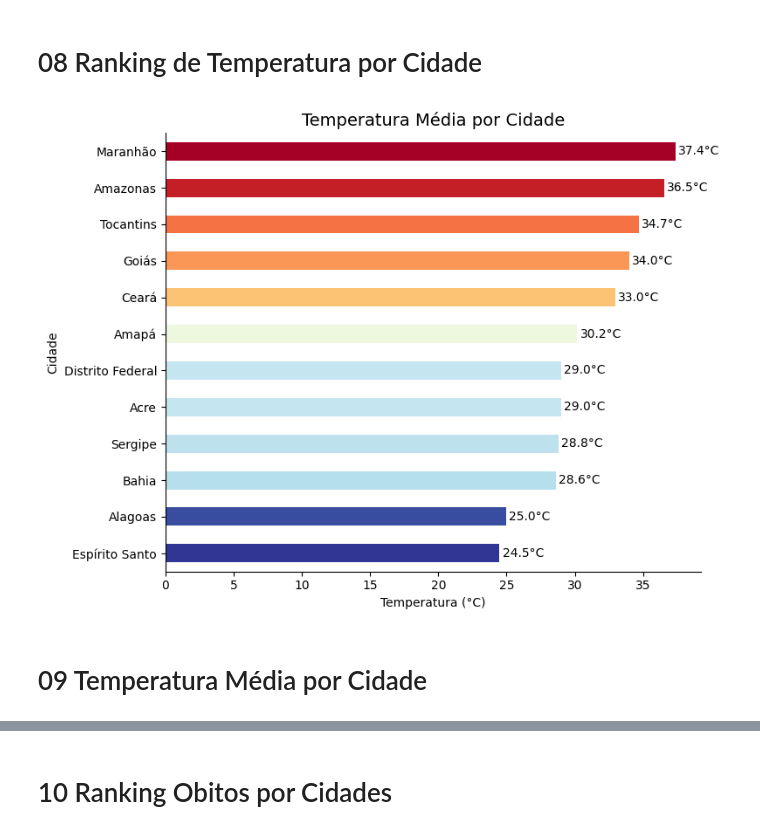
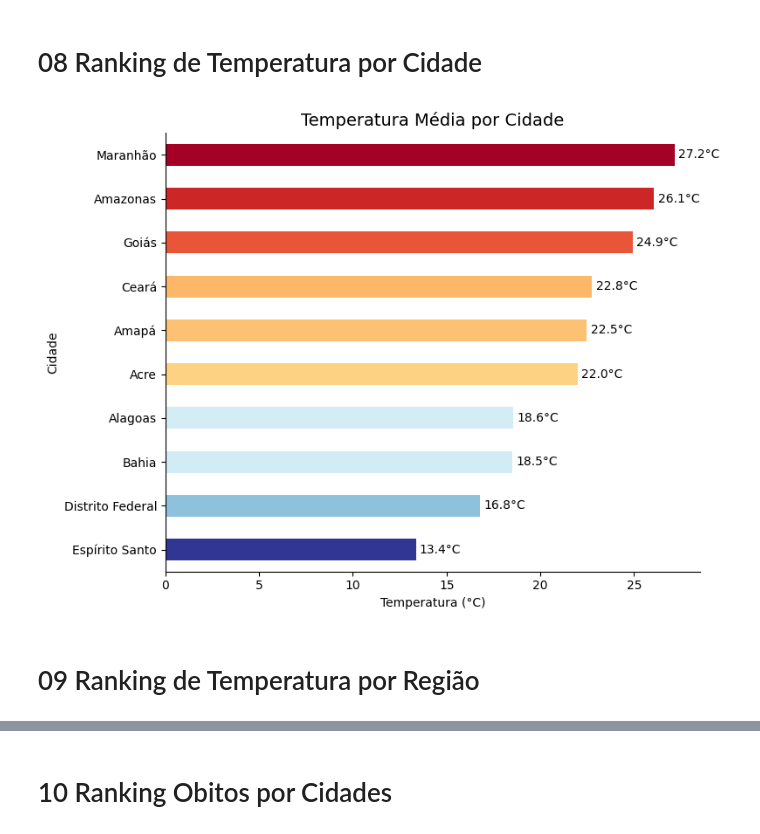
Before and after one commit to beatapurado/pipeline-clima-covid, a Jupyter notebook: Upskill_Tiller__Engenharia_Dados_Compass.ipynb, the cells around one changed output, grey strips where cells are left out. Drawn from its saved outputs; the diff is of its cells as text; code cells hidden in the pictures.

```diff
--- a/Upskill_Tiller__Engenharia_Dados_Compass.ipynb
+++ b/Upskill_Tiller__Engenharia_Dados_Compass.ipynb
@@ -519,37 +518,37 @@ memory usage: 1.3+ KB
 # %%
 from matplotlib import pyplot as plt
 import seaborn as sns
 import numpy as np
 
 # Agrupar por cidade e calcular média da temperatura
-df_temp_cidade = _df_5.groupby("cidade")["temperatura_c"].mean().sort_values(ascending=True)
+df_temp_cidade = df_final_.groupby("cidade")["temperatura_c"].mean().sort_values(ascending=True)
 
 # Criar gradiente de cores (vermelho = maior, azul = menor)
 norm = plt.Normalize(df_temp_cidade.min(), df_temp_cidade.max())
 colors = plt.cm.RdYlBu_r(norm(df_temp_cidade.values))
 
 # Plotar gráfico horizontal
 ax = df_temp_cidade.plot(
     kind="barh",
     color=colors,
     figsize=(8,6)
 )
 
 # Adicionar rótulos
 for i, v in enumerate(df_temp_cidade.values):
     ax.text(v + 0.2, i, f"{v:.1f}°C", va="center")
 
 # Ajustes estéticos
 plt.title("Temperatura Média por Cidade", fontsize=14)
 plt.xlabel("Temperatura (°C)")
 plt.ylabel("Cidade")
 plt.gca().spines[['top','right']].set_visible(False)
 plt.tight_layout()
 plt.show()
 # %% [output]
-[figure, old version]
+[figure, new version]
 # %% [markdown]
-# 09 Temperatura Média por Cidade
+# 09 Ranking de Temperatura por Região
 # %%
 from matplotlib import pyplot as plt
 import seaborn as sns
```
Also changed, not shown: parts of 11 cells of this notebook.
